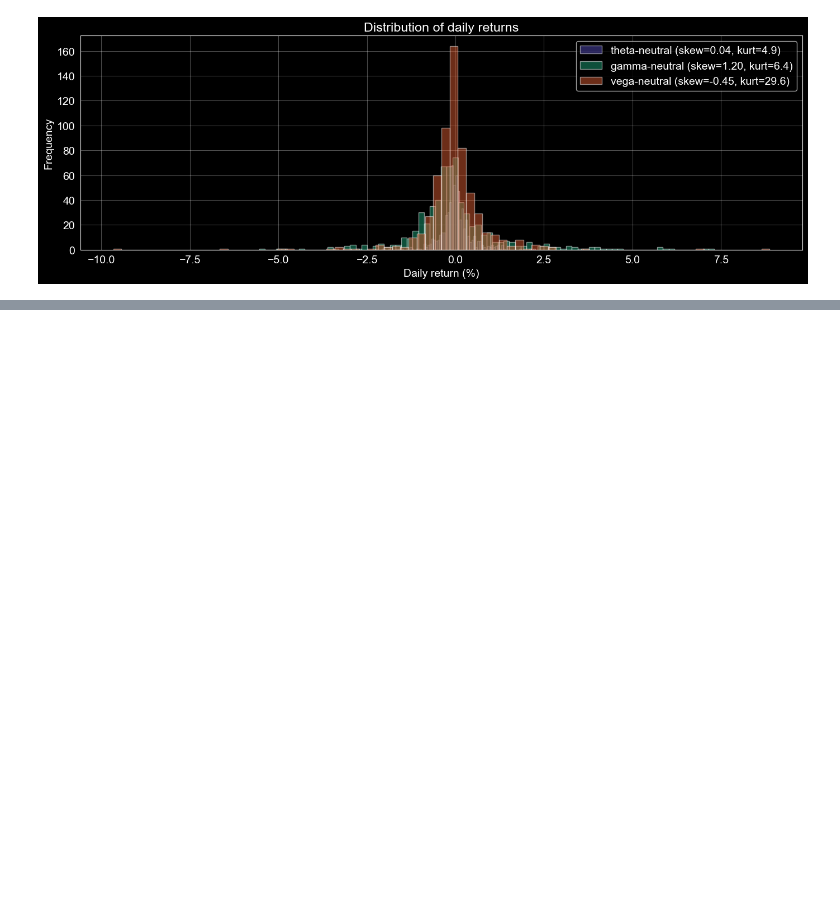
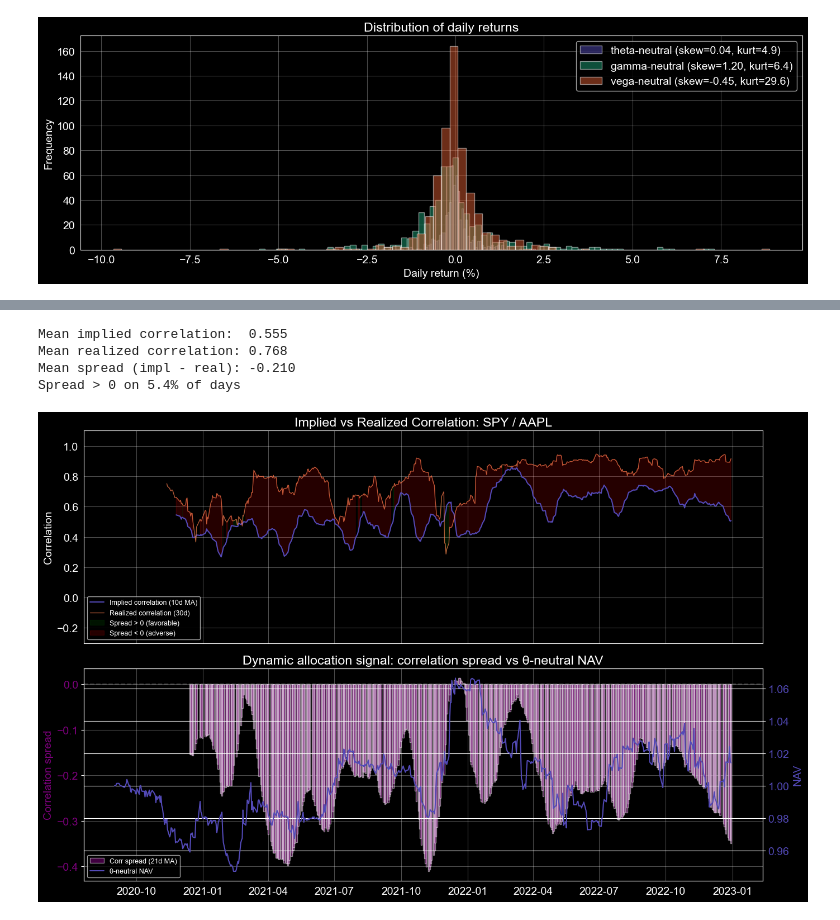
Before and after one commit to Mariuscalaque/Volatility-Trading-Project--Dispersion-Strategies, a Jupyter notebook: notebooks/02_dispersion_backtest.ipynb, the cells around one changed output, grey strips where cells are left out. Saved outputs shown, nothing was run; the diff lists cells and outputs as text; code cells hidden in the pictures; blank space fills up the shorter version.

```diff
--- a/notebooks/02_dispersion_backtest.ipynb
+++ b/notebooks/02_dispersion_backtest.ipynb
@@ -698,0 +782,79 @@ The diagnostic sections (6.1–6.3) confirm that our implementation is correct:
+# %%
+# ── Implied correlation extraction ──
+# AAPL approximate weight in S&P 500 (~7% over this period)
+W_AAPL = 0.07
+
+# All on common_idx (already unique and sorted from cell above)
+iv_spy_c  = iv_spy.reindex(common_idx)
+iv_aapl_c = iv_aapl.reindex(common_idx)
+
+# Simplified 2-component decomposition: solve for ρ
+numerator   = iv_spy_c**2 - W_AAPL**2 * iv_aapl_c**2 - (1 - W_AAPL)**2 * iv_spy_c**2
+denominator = 2 * W_AAPL * (1 - W_AAPL) * iv_aapl_c * iv_spy_c
+implied_corr = (numerator / denominator).clip(-1, 1)
+
+# Rolling realized correlation (30d) — also on common_idx
+spy_r  = spy_ret.reindex(common_idx)
+aapl_r = aapl_ret.reindex(common_idx)
+realized_corr = spy_r.rolling(30).corr(aapl_r)
+
+# Spread = implied - realized
+corr_spread = (implied_corr - realized_corr).dropna()
+
+print(f"Mean implied correlation:  {implied_corr.mean():.3f}")
+print(f"Mean realized correlation: {realized_corr.dropna().mean():.3f}")
+print(f"Mean spread (impl - real): {corr_spread.mean():.3f}")
+print(f"Spread > 0 on {(corr_spread > 0).mean()*100:.1f}% of days")
+# %% [output]
+Mean implied correlation:  0.555
+Mean realized correlation: 0.768
+Mean spread (impl - real): -0.210
+Spread > 0 on 5.4% of days
+# %%
+# All on corr_spread's (dropna'd) index → guaranteed aligned
+plot_dates = corr_spread.index
+impl_a     = implied_corr.reindex(plot_dates).rolling(10).mean().values
+real_a     = realized_corr.reindex(plot_dates).values
+spread_a   = corr_spread.values
+
+fig, axes = plt.subplots(2, 1, figsize=(14, 9), sharex=True)
+
+# Panel 1: Implied vs Realized correlation
+axes[0].plot(plot_dates, impl_a,
+             label="Implied correlation (10d MA)", color="#534AB7", linewidth=1.5)
+axes[0].plot(plot_dates, real_a,
+             label="Realized correlation (30d)", color="coral", linewidth=1, alpha=0.7)
+axes[0].fill_between(plot_dates, impl_a, real_a,
+                     where=spread_a > 0, alpha=0.15, color="green",
+                     label="Spread > 0 (favorable)")
+axes[0].fill_between(plot_dates, impl_a, real_a,
+                     where=spread_a <= 0, alpha=0.15, color="red",
+                     label="Spread < 0 (adverse)")
+axes[0].set_title("Implied vs Realized Correlation: SPY / AAPL")
+axes[0].set_ylabel("Correlation"); axes[0].set_ylim(-0.3, 1.1)
+axes[0].legend(fontsize=9, loc="lower left"); axes[0].grid(alpha=0.3)
+
+# Panel 2: Spread as allocation signal + overlay θ-neutral NAV
+ax2 = axes[1]
+spread_smooth = corr_spread.rolling(21).mean().values
+ax2.bar(plot_dates, spread_smooth, width=2, alpha=0.5, color="purple", label="Corr spread (21d MA)")
+ax2.axhline(y=0, color="gray", linestyle="--", alpha=0.5)
+ax2.set_ylabel("Correlation spread", color="purple")
+ax2.tick_params(axis='y', labelcolor="purple")
+
+# Overlay NAV
+ax2b = ax2.twinx()
+nav_theta = backtests["theta"].nav["NAV"]
+ax2b.plot(nav_theta.index, nav_theta, color="#534AB7", linewidth=1.5, label="θ-neutral NAV")
+ax2b.set_ylabel("NAV", color="#534AB7")
+ax2b.tick_params(axis='y', labelcolor="#534AB7")
+
+ax2.set_title("Dynamic allocation signal: correlation spread vs θ-neutral NAV")
+lines1, labels1 = ax2.get_legend_handles_labels()
+lines2, labels2 = ax2b.get_legend_handles_labels()
+ax2.legend(lines1 + lines2, labels1 + labels2, fontsize=9, loc="lower left")
+ax2.grid(alpha=0.3)
+
+plt.tight_layout(); plt.show()
+# %% [output]
+[figure, added]
```
Also changed, not shown: parts of 11 cells of this notebook.
